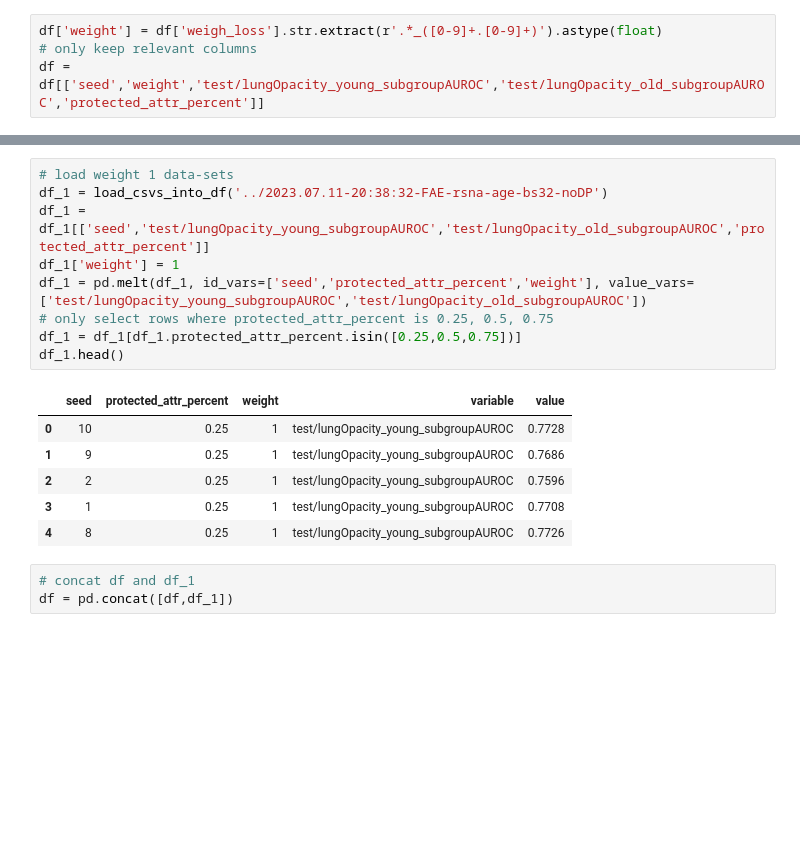
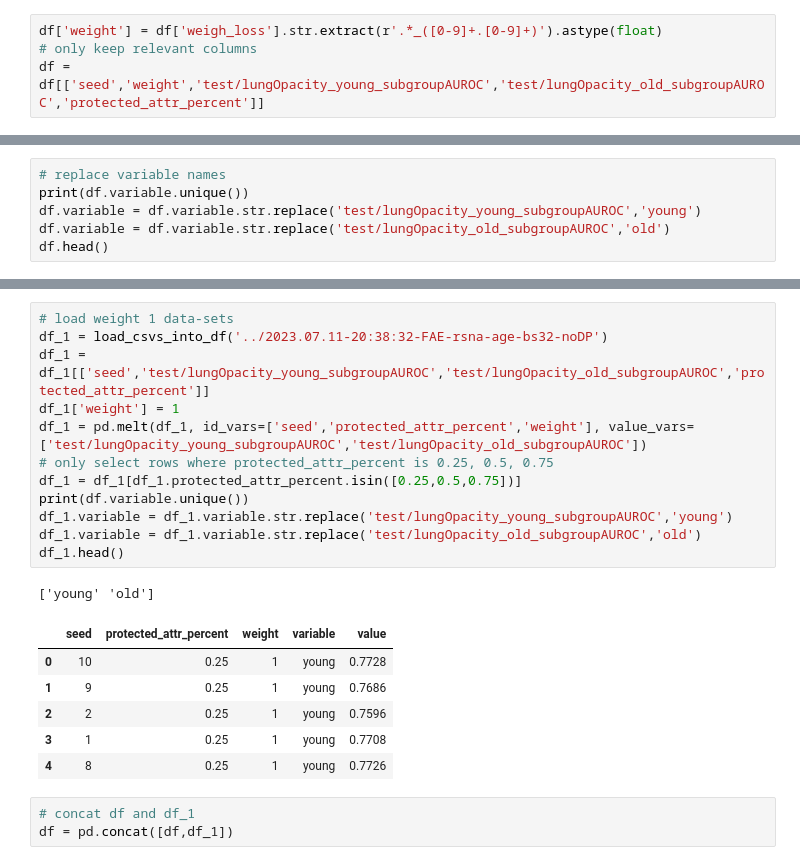
Before and after one commit to JohannesGetzner/fair-uad-with-dp, a Jupyter notebook: src/logs_persist/2023-08-13 09:52:07-FAE-rsna-age-bs32_old_down_weighted-noDP/custom_plot.ipynb, the cells around one changed output, grey strips where cells are left out. Cells and saved outputs as stored; diff of their text form; blank space fills up the shorter version.

```diff
--- a/src/logs_persist/2023-08-13 09:52:07-FAE-rsna-age-bs32_old_down_weighted-noDP/custom_plot.ipynb
+++ b/src/logs_persist/2023-08-13 09:52:07-FAE-rsna-age-bs32_old_down_weighted-noDP/custom_plot.ipynb
@@ -36,0 +29,6 @@ df.head()
+# %%
+# replace variable names
+print(df.variable.unique())
+df.variable = df.variable.str.replace('test/lungOpacity_young_subgroupAUROC','young')
+df.variable = df.variable.str.replace('test/lungOpacity_old_subgroupAUROC','old')
+df.head()
@@ -37,19 +44,23 @@ df.head()
 # %%
 # load weight 1 data-sets
 df_1 = load_csvs_into_df('../2023.07.11-20:38:32-FAE-rsna-age-bs32-noDP')
 df_1 = df_1[['seed','test/lungOpacity_young_subgroupAUROC','test/lungOpacity_old_subgroupAUROC','protected_attr_percent']]
 df_1['weight'] = 1
 df_1 = pd.melt(df_1, id_vars=['seed','protected_attr_percent','weight'], value_vars=['test/lungOpacity_young_subgroupAUROC','test/lungOpacity_old_subgroupAUROC'])
 # only select rows where protected_attr_percent is 0.25, 0.5, 0.75
 df_1 = df_1[df_1.protected_attr_percent.isin([0.25,0.5,0.75])]
+print(df.variable.unique())
+df_1.variable = df_1.variable.str.replace('test/lungOpacity_young_subgroupAUROC','young')
+df_1.variable = df_1.variable.str.replace('test/lungOpacity_old_subgroupAUROC','old')
 df_1.head()
 # %% [output]
+['young' 'old']
 |  | seed | protected_attr_percent | weight | variable | value |
-| 0 | 10 | 0.25 | 1 | test/lungOpacity_young_subgroupAUROC | 0.7728 |
-| 1 | 9 | 0.25 | 1 | test/lungOpacity_young_subgroupAUROC | 0.7686 |
-| 2 | 2 | 0.25 | 1 | test/lungOpacity_young_subgroupAUROC | 0.7596 |
-| 3 | 1 | 0.25 | 1 | test/lungOpacity_young_subgroupAUROC | 0.7708 |
-| 4 | 8 | 0.25 | 1 | test/lungOpacity_young_subgroupAUROC | 0.7726 |
+| 0 | 10 | 0.25 | 1 | young | 0.7728 |
+| 1 | 9 | 0.25 | 1 | young | 0.7686 |
+| 2 | 2 | 0.25 | 1 | young | 0.7596 |
+| 3 | 1 | 0.25 | 1 | young | 0.7708 |
+| 4 | 8 | 0.25 | 1 | young | 0.7726 |
 # %%
 # concat df and df_1
 df = pd.concat([df,df_1])
```
Also changed, not shown: parts of 3 cells of this notebook, 4 other files.
